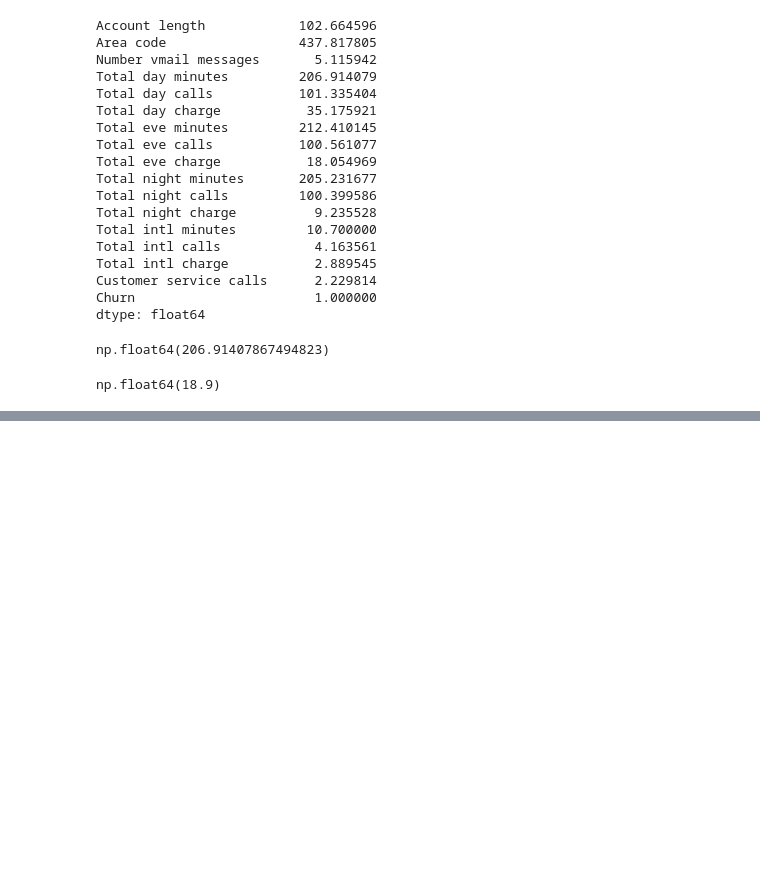
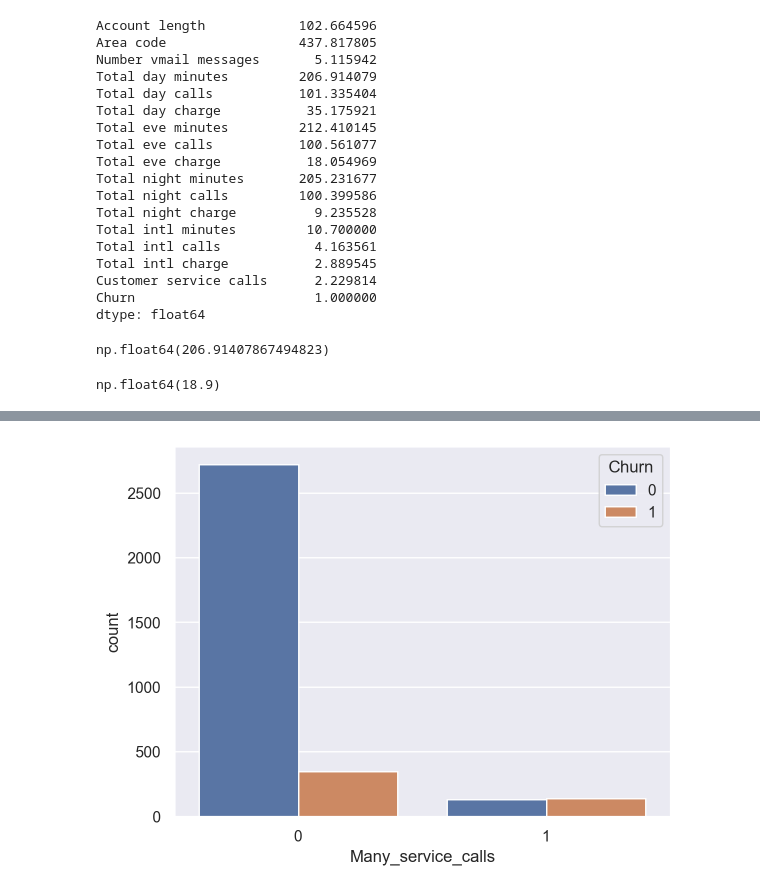
Before and after one commit to Yelgsef/MLcourse.ai, a Jupyter notebook: topic1.ipynb, the cells around one changed output, grey strips where cells are left out. Drawn from its saved outputs; the diff is of its cells as text; code cells hidden in the pictures; blank space fills up the shorter version.

```diff
--- a/topic1.ipynb
+++ b/topic1.ipynb
@@ -139,0 +338,4 @@ np.float64(18.9)
+# %%
+df["Many_service_calls"] = (df["Customer service calls"] > 3).astype("int")
+
+pd.crosstab(df["Many_service_calls"], df["Churn"], margins=True)
@@ -139,0 +348,4 @@ np.float64(18.9)
+# %%
+sns.countplot(x="Many_service_calls", hue="Churn", data=df)
+# %% [output]
+[figure, added]
```
Also changed, not shown: parts of 22 cells of this notebook.
